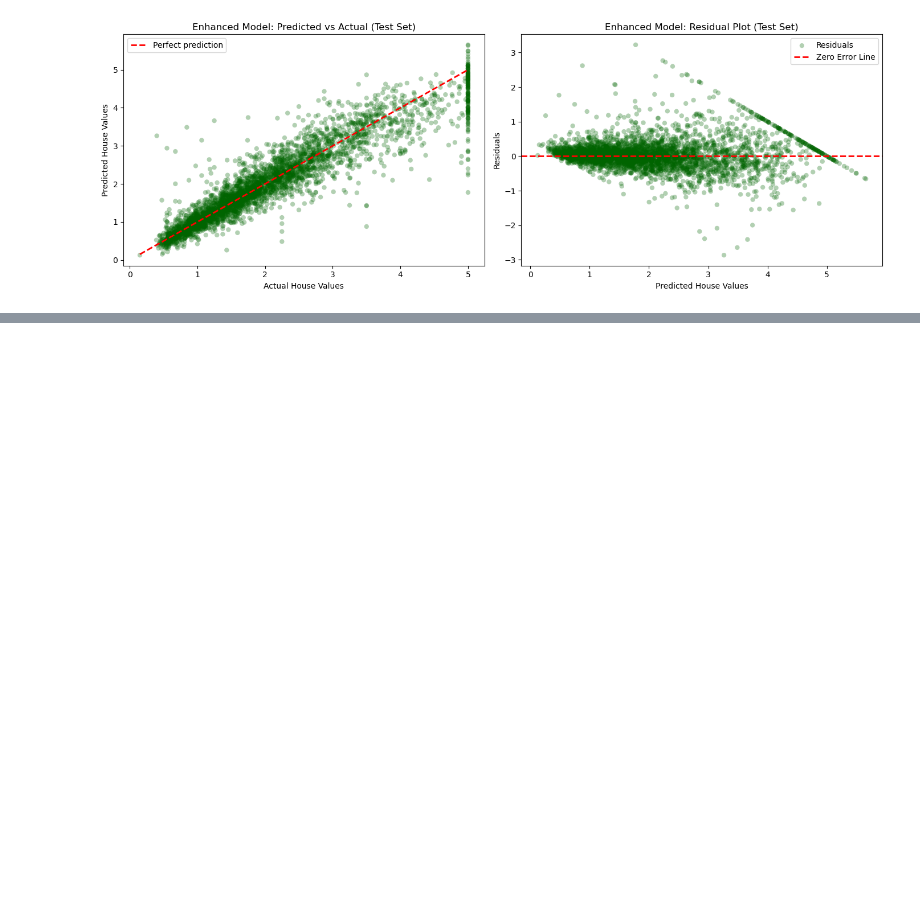
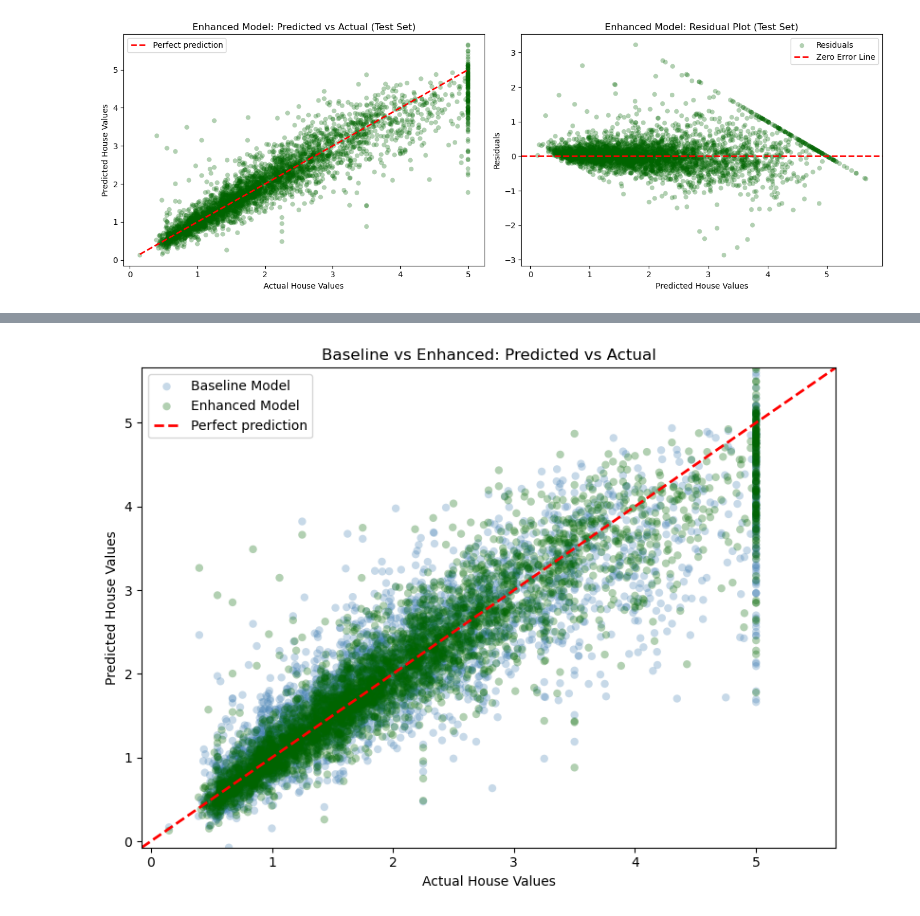
Before and after one commit to xplj5935-uol/california-house-prices, a Jupyter notebook: Workflow_4-6.ipynb, the cells around one changed output, grey strips where cells are left out. Drawn from its saved outputs; the diff is of its cells as text; code cells hidden in the pictures; blank space fills up the shorter version.

```diff
--- a/Workflow_4-6.ipynb
+++ b/Workflow_4-6.ipynb
@@ -285,0 +331,27 @@ plt.show()
+# %%
+# -------------------------------
+# Both models on one graph
+# Predicted vs Actual
+# -------------------------------
+
+plt.figure(figsize=(8, 6))
+
+plt.scatter(y_test, y_pred_test, alpha=0.3, color='steelblue', edgecolors='none', label='Baseline Model')
+plt.scatter(y_test, y_pred_test_graph, alpha=0.3, color='darkgreen', edgecolors='none', label='Enhanced Model')
+
+common_min = min(y_test.min(), y_pred_test.min(), y_pred_test_graph.min())
+common_max = max(y_test.max(), y_pred_test.max(), y_pred_test_graph.max())
+
+plt.plot([common_min, common_max], [common_min, common_max],
+         'r--', linewidth=2, label='Perfect prediction')
+
+plt.xlim(common_min, common_max)
+plt.ylim(common_min, common_max)
+plt.xlabel('Actual House Values')
+plt.ylabel('Predicted House Values')
+plt.title('Baseline vs Enhanced: Predicted vs Actual')
+plt.legend()
+plt.tight_layout()
+plt.show()
+# %% [output]
+[figure, added]
```
Also changed, not shown: parts of 2 cells of this notebook.
